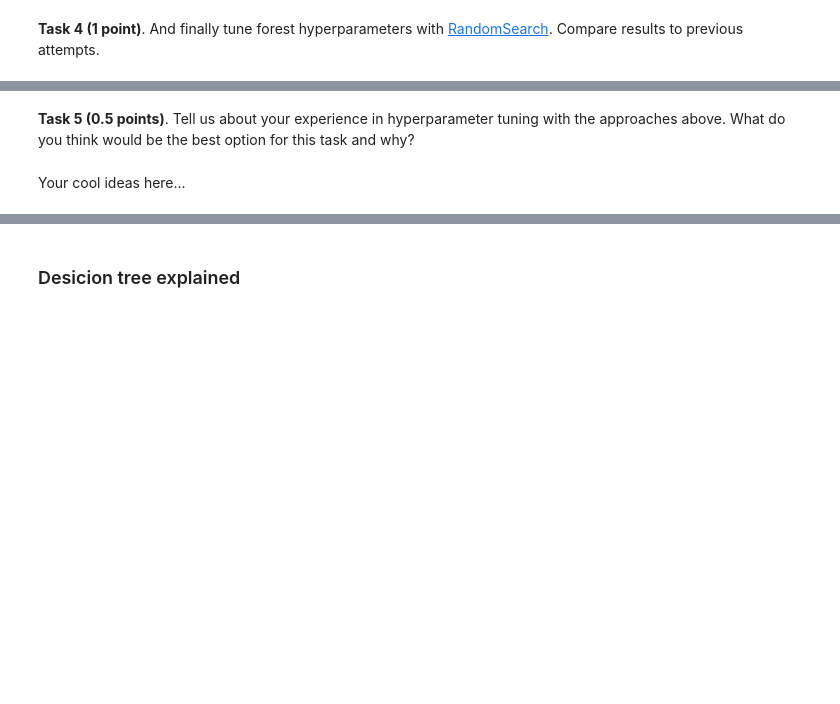
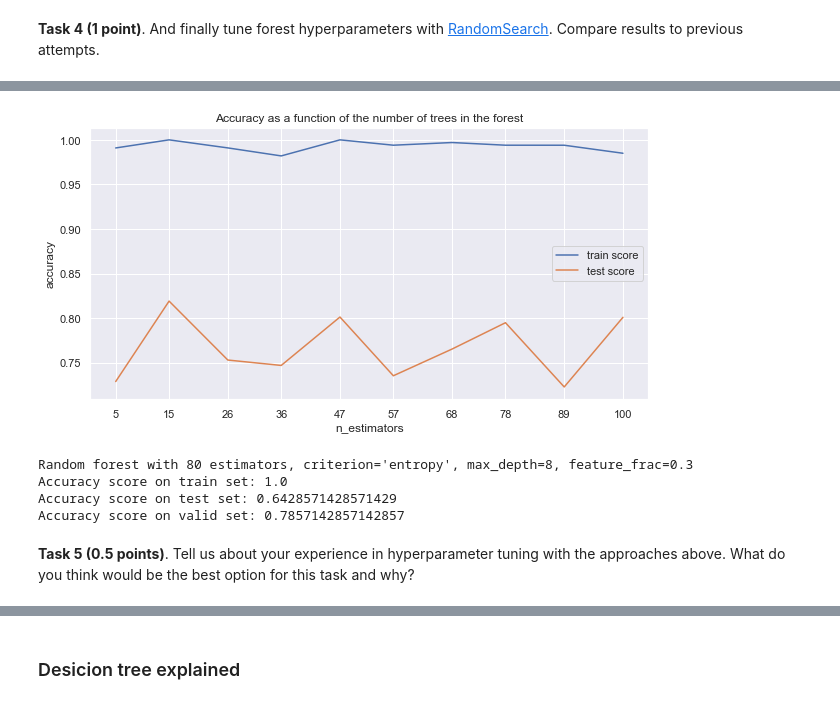
Before and after one commit to OksanaZaitseva/rsschool, a Jupyter notebook: 7_trees_and_ensembles/rf_classifier_final.ipynb, the cells around one changed output, grey strips where cells are left out. Saved outputs shown, nothing was run; the diff lists cells and outputs as text; code cells hidden in the pictures; blank space fills up the shorter version.

```diff
--- a/7_trees_and_ensembles/rf_classifier_final.ipynb
+++ b/7_trees_and_ensembles/rf_classifier_final.ipynb
@@ -600,0 +727,8 @@ More information here [Gentle introduction to Grid and Random search](https://me
+# %%
+%%time
+
+parameters = {'n_estimators': np.linspace(5, 100, 10, dtype=int)} # np.linspace(0.1, 1.0, 10)
+rfc = RandomForestClassifier(random_gen=rng, criterion='entropy', max_depth=8, feature_frac=0.3)
+clf = RandomizedSearchCV(rfc, parameters, scoring='accuracy', cv=3, return_train_score=True)
+clf.fit(pd.concat([X_train, X_test]), pd.concat([y_train, y_test]))
+clf.best_params_, clf.best_score_
@@ -601,4 +738,30 @@ More information here [Gentle introduction to Grid and Random search](https://me
+# %%
+plt.figure(figsize=(10, 5))
+plt.plot(pd.Series(clf.cv_results_['mean_train_score'], index=np.linspace(5, 100, 10, dtype=int)), label='train score')
+plt.plot(pd.Series(clf.cv_results_['mean_test_score'], index=np.linspace(5, 100, 10, dtype=int)), label='test score')
+plt.title("Accuracy as a function of the number of trees in the forest")
+plt.xticks(np.linspace(5, 100, 10, dtype=int))
+plt.xlabel('n_estimators')
+plt.ylabel('accuracy')
+plt.legend()
+plt.show();
+# %% [output]
+[figure, added]
+# %%
+
+model = RandomForestClassifier(n_estimators=80, criterion='entropy', max_depth=8, feature_frac=0.3, random_gen=rng)
+model.fit(X_train, y_train)
+pred_train = accuracy_score(y_train, model.predict(X_train.values))
+pred_test = accuracy_score(y_test, model.predict(X_test.values))
+pred_val = accuracy_score(y_valid, model.predict(X_valid.values))
+print("Random forest with 80 estimators, criterion='entropy', max_depth=8, feature_frac=0.3")
+print(f'Accuracy score on train set: {pred_train}')
+print(f'Accuracy score on test set: {pred_test}')
+print(f'Accuracy score on valid set: {pred_val}')
+# %% [output]
+Random forest with 80 estimators, criterion='entropy', max_depth=8, feature_frac=0.3
+Accuracy score on train set: 1.0
+Accuracy score on test set: 0.6428571428571429
+Accuracy score on valid set: 0.7857142857142857
 # %% [markdown]
 **Task 5 (0.5 points)**. Tell us about your experience in hyperparameter tuning with the approaches above. What do you think would be the best option for this task and why?
-# %% [markdown]
-Your cool ideas here...
```
Also changed, not shown: parts of 51 cells of this notebook.
